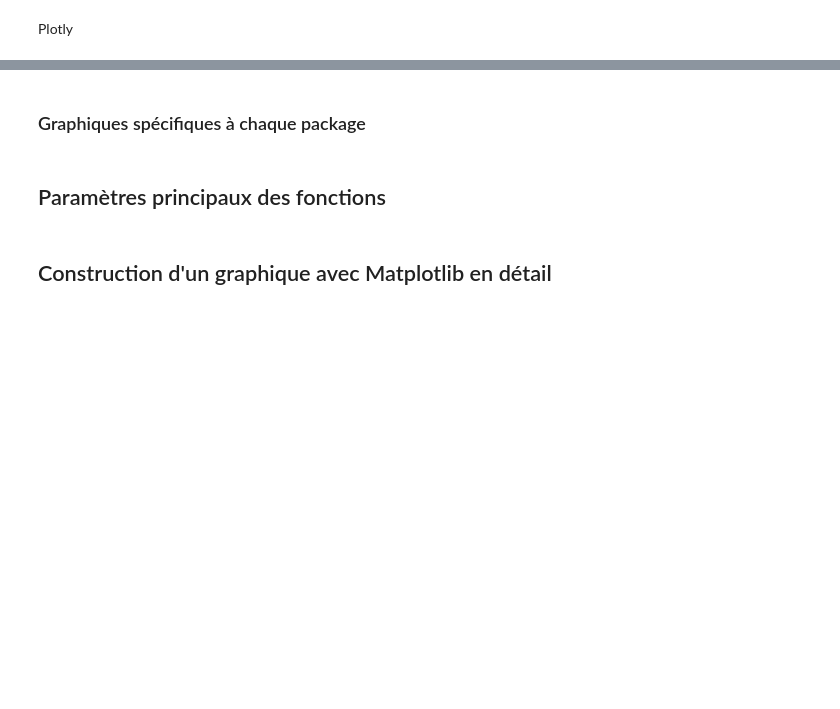
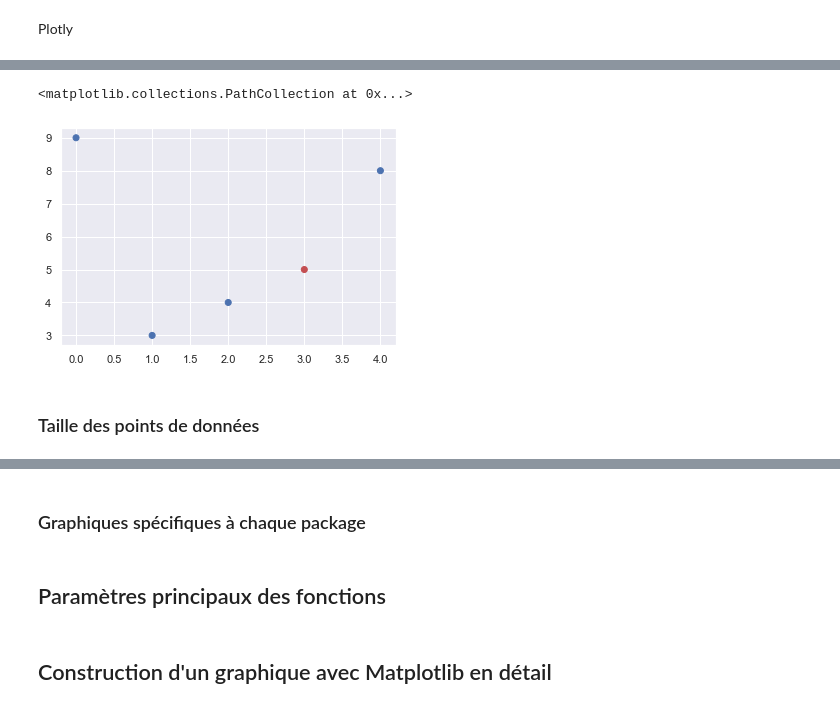
Before and after one commit to AlexisBogroff/data_viz_python_1_day, a Jupyter notebook: cours_partie_1.ipynb, the cells around one changed output, grey strips where cells are left out. Cells and saved outputs as stored; diff of their text form; code cells hidden in the pictures; blank space fills up the shorter version.

```diff
--- a/cours_partie_1.ipynb
+++ b/cours_partie_1.ipynb
@@ -142,0 +166,11 @@ px.histogram(df['y'])
+# %%
+# Example simple
+x_small = [0, 1, 2, 3, 4]
+y_small = [9, 3, 4, 5, 8]
+colors = ['b', 'b', 'b', 'r', 'b']
+plt.scatter(x_small, y_small, c=colors)
+# %% [output]
+<matplotlib.collections.PathCollection at 0x...>
+[figure, added]
+# %% [markdown]
+### Taille des points de données
```
Also changed, not shown: parts of 24 cells of this notebook.
